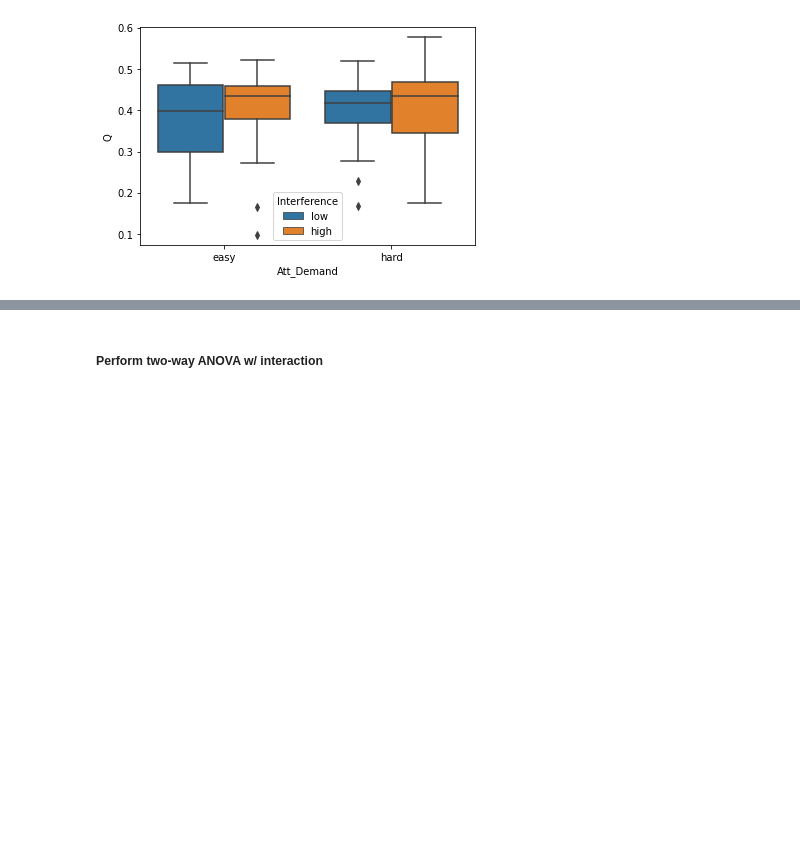
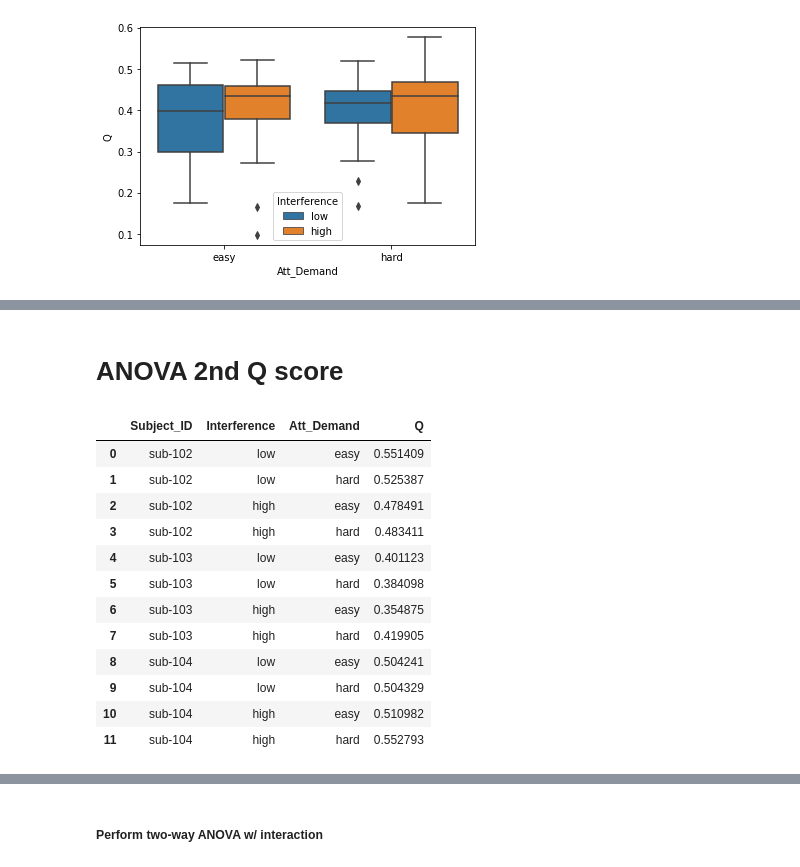
Before and after one commit to LuisA00/Summer_2021_fMRI, a Jupyter notebook: DistractWM_ANOVA _with_different_Qs.ipynb, the cells around one changed output, grey strips where cells are left out. Cells and saved outputs as stored; diff of their text form; code cells hidden in the pictures; blank space fills up the shorter version.

```diff
--- a/DistractWM_ANOVA _with_different_Qs.ipynb
+++ b/DistractWM_ANOVA _with_different_Qs.ipynb
@@ -105,0 +253,19 @@ ax = sns.boxplot(x="Att_Demand", y="Q", hue="Interference",
+# %% [markdown]
+# ANOVA 2nd Q score
+# %%
+df_q2 = run_rm_anova(1)
+df_q2.head(12)
+# %% [output]
+|  | Subject_ID | Interference | Att_Demand | Q |
+| 0 | sub-102 | low | easy | 0.551409 |
+| 1 | sub-102 | low | hard | 0.525387 |
+| 2 | sub-102 | high | easy | 0.478491 |
+| 3 | sub-102 | high | hard | 0.483411 |
+| 4 | sub-103 | low | easy | 0.401123 |
+| 5 | sub-103 | low | hard | 0.384098 |
+| 6 | sub-103 | high | easy | 0.354875 |
+| 7 | sub-103 | high | hard | 0.419905 |
+| 8 | sub-104 | low | easy | 0.504241 |
+| 9 | sub-104 | low | hard | 0.504329 |
+| 10 | sub-104 | high | easy | 0.510982 |
+| 11 | sub-104 | high | hard | 0.552793 |
```
Also changed, not shown: parts of 116 cells of this notebook, 3 other files.
